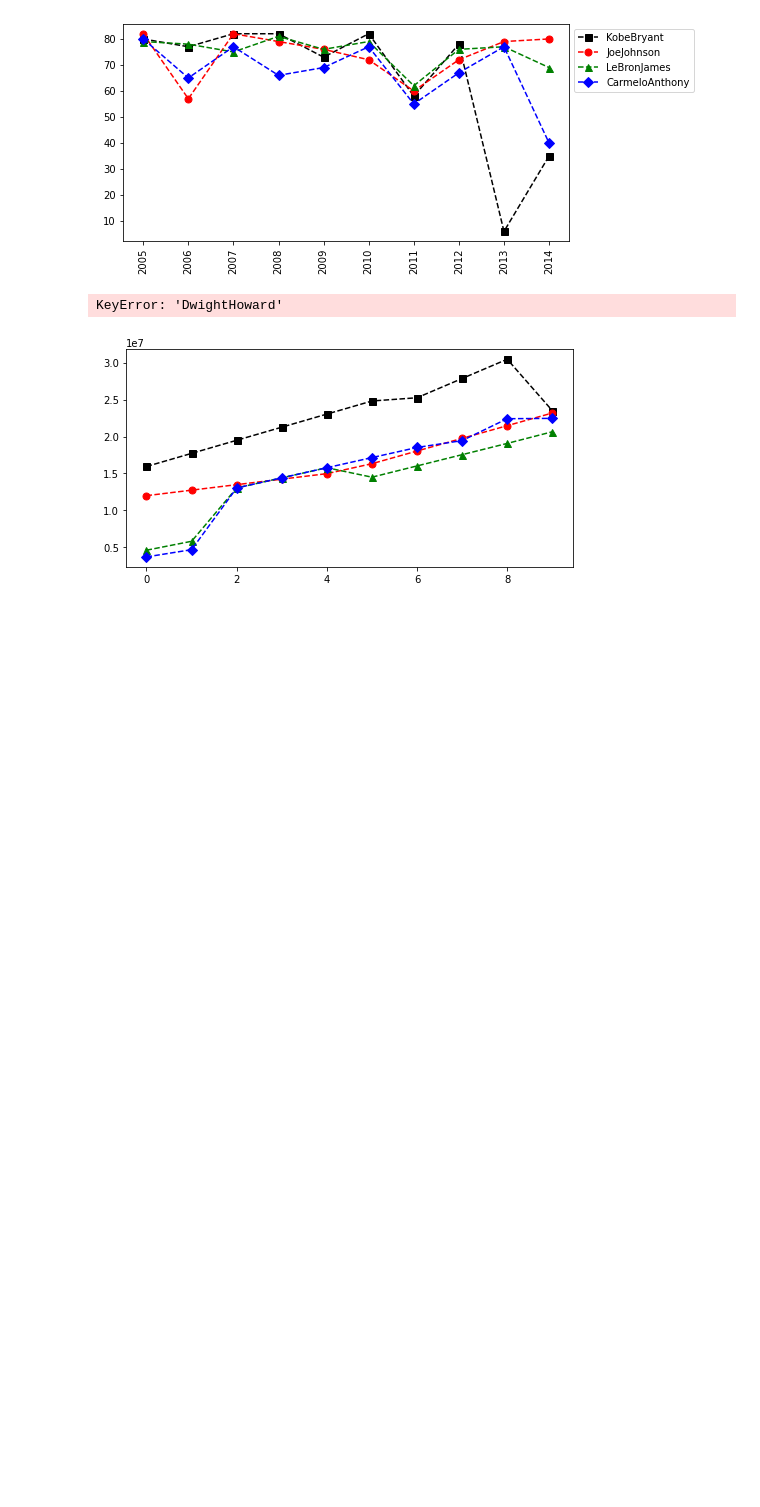
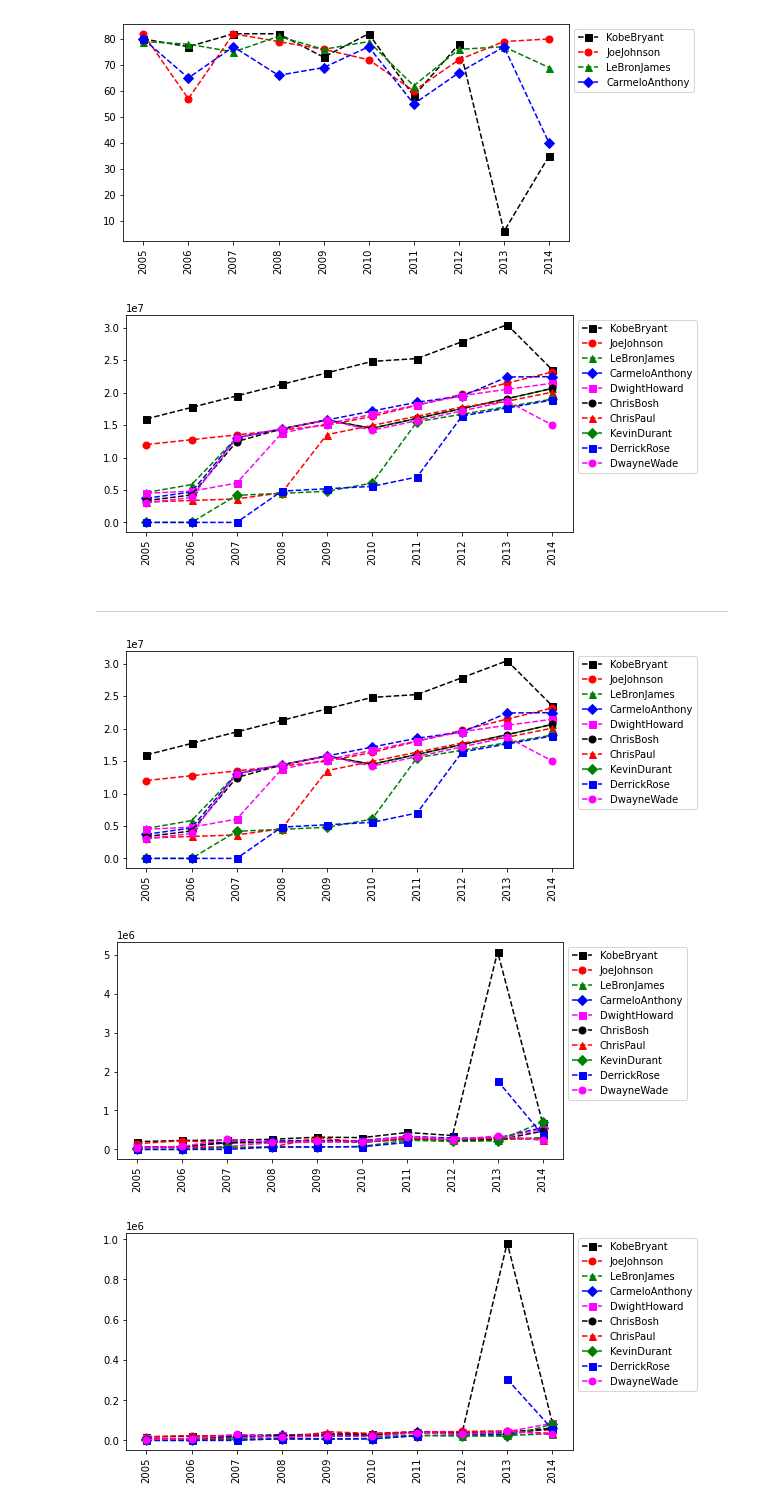
Before and after one commit to shreyas1104/Python-for-Data-Science, a Jupyter notebook: Matrices/Basketball Dataset and Matrices.ipynb, the cells around one changed output. Cells and saved outputs as stored; diff of their text form; code cells hidden in the pictures; blank space fills up the shorter version.

```diff
--- a/Matrices/Basketball Dataset and Matrices.ipynb
+++ b/Matrices/Basketball Dataset and Matrices.ipynb
@@ -474,8 +474,8 @@ myplot(Games, ["KobeBryant","JoeJohnson","LeBronJames","CarmeloAnthony"])
 #Passing the entire playerlist from the list of Players we have at the top. We need to write key-val pairs for all players for color and marker
 
 def myplot(data, playerList = Players):
-    color = {"KobeBryant":"black","JoeJohnson":"red","LeBronJames":"green","CarmeloAnthony":"blue"}
-    mrk = {"KobeBryant":"s","JoeJohnson":"o","LeBronJames":"^","CarmeloAnthony":"D"}
+    color = {"KobeBryant":"black","JoeJohnson":"red","LeBronJames":"green","CarmeloAnthony":"blue","DwightHoward":"magenta","ChrisBosh":"black","ChrisPaul":"red","KevinDurant":"green","DerrickRose":"blue","DwayneWade":"magenta"}
+    mrk = {"KobeBryant":"s","JoeJohnson":"o","LeBronJames":"^","CarmeloAnthony":"D","DwightHoward":"s","ChrisBosh":"o","ChrisPaul":"^","KevinDurant":"D","DerrickRose":"s","DwayneWade":"o"}
     for name in playerList:
         plt.plot(data[Pdict[name]], c= color[name], ls='--', marker=mrk[name], ms=7, label=name)
     plt.legend(loc='upper left', bbox_to_anchor=(1,1))
@@ -484,5 +484,6 @@ def myplot(data, playerList = Players):
 # %%
 myplot(Salary)
 # %% [output]
-KeyError: 'DwightHoward'
-[figure, old version]
+[figure, new version]
+# %% [markdown]
+---
@@ -488,0 +492,9 @@ KeyError: 'DwightHoward'
+# %%
+# Salary
+myplot(Salary)
+myplot(Salary / Games)
+myplot(Salary / FieldGoals)
+# %% [output]
+[figure, added]
+[figure, added]
+[figure, added]
```
Also changed, not shown: parts of 5 cells of this notebook, 10 other files.
